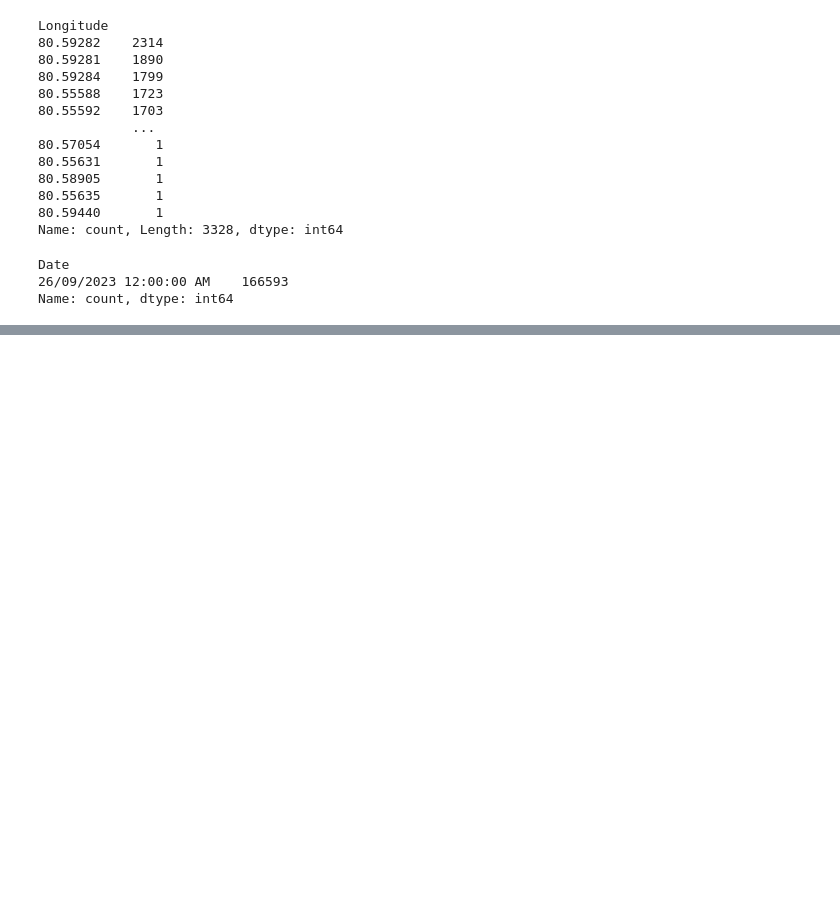
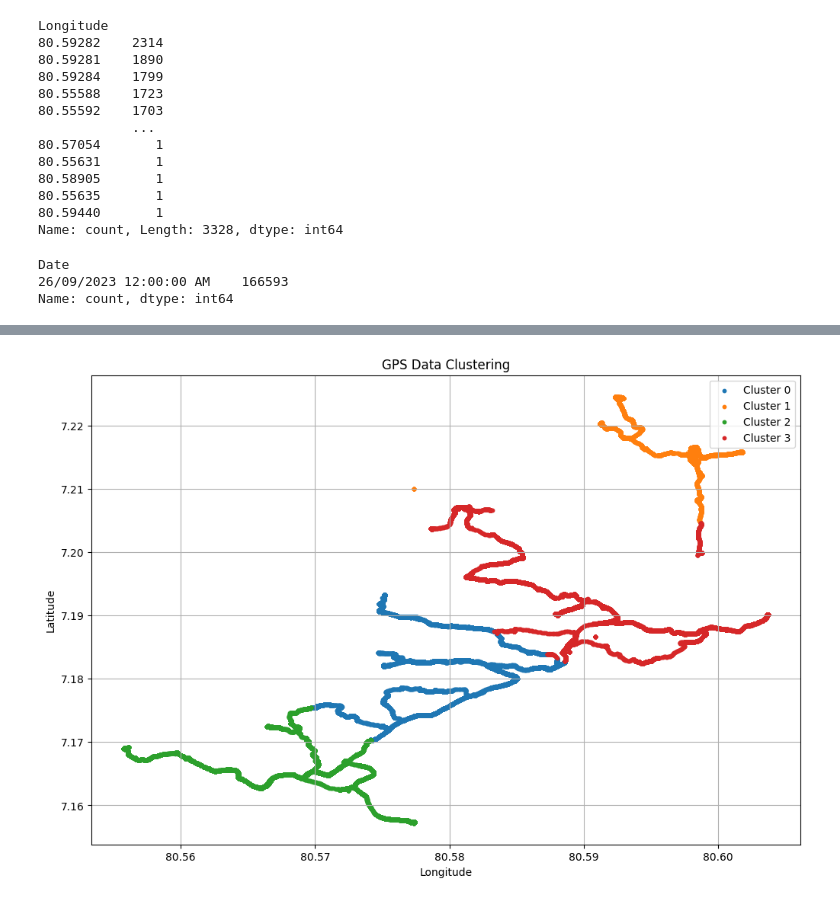
Before and after one commit to pshemach/GPS_Info, a Jupyter notebook: research/EDA_GPS_Data.ipynb, the cells around one changed output, grey strips where cells are left out. Cells and saved outputs as stored; diff of their text form; code cells hidden in the pictures; blank space fills up the shorter version.

```diff
--- a/research/EDA_GPS_Data.ipynb
+++ b/research/EDA_GPS_Data.ipynb
@@ -78,0 +102,20 @@ Name: count, dtype: int64
+# %%
+features = df[['Longitude', 'Latitude']]
+# %%
+num_clusters = 4
+kmeans = KMeans(n_clusters=num_clusters, random_state=42)
+df['Cluster'] = kmeans.fit_predict(features)
+# %%
+plt.figure(figsize=(12, 8))
+for cluster in range(num_clusters):
+    clustered_data = df[df['Cluster'] == cluster]
+    plt.scatter(clustered_data['Longitude'], clustered_data['Latitude'], s=10, label=f'Cluster {cluster}')
+
+plt.xlabel('Longitude')
+plt.ylabel('Latitude')
+plt.title('GPS Data Clustering')
+plt.legend()
+plt.grid(True)
+plt.show()
+# %% [output]
+[figure, added]
```
Also changed, not shown: parts of 6 cells of this notebook.
